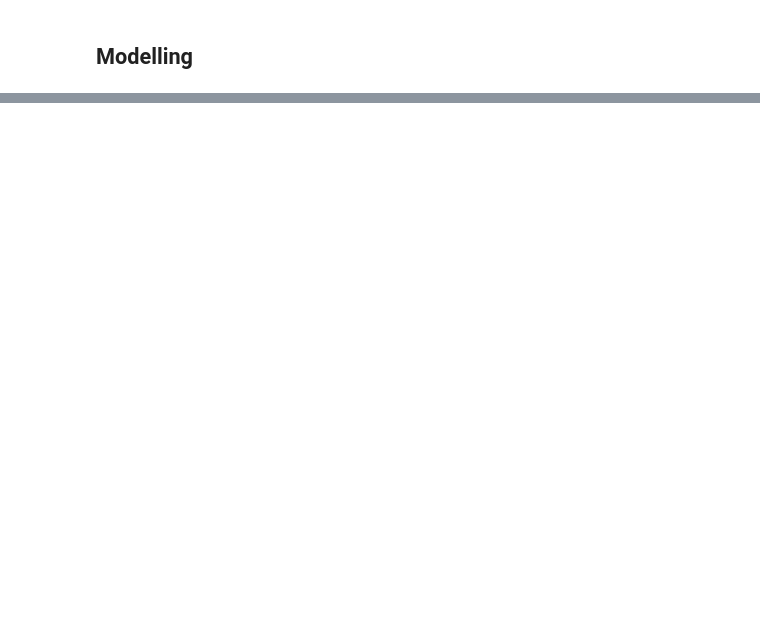
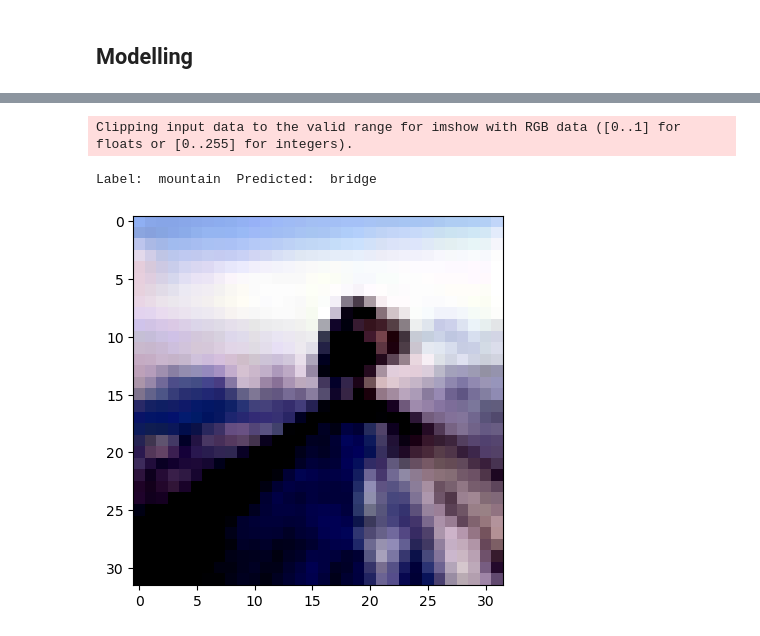
Before and after one commit to namansnghl/CIFAR-100, a Jupyter notebook: CNN.ipynb, the cells around one changed output, grey strips where cells are left out. Drawn from its saved outputs; the diff is of its cells as text; code cells hidden in the pictures; blank space fills up the shorter version.

```diff
--- a/CNN.ipynb
+++ b/CNN.ipynb
@@ -126,3 +144,7 @@ Clipping input data to the valid range for imshow with RGB data ([0..1] for floa
 [figure]
 # %% [markdown]
 ## Modelling
+# %%
+def accuracy(outputs, labels):
+    _, preds = torch.max(outputs, dim=1)
+    return torch.tensor(torch.sum(preds == labels).item() / len(preds))
@@ -128,0 +348,3 @@ Clipping input data to the valid range for imshow with RGB data ([0..1] for floa
+# %%
+state_dict = torch.load("model_state_dict.pth")
+model.load_state_dict(state_dict)
@@ -128,0 +355,16 @@ Clipping input data to the valid range for imshow with RGB data ([0..1] for floa
+# %%
+def show_predicted(model, image, label):
+    with torch.no_grad():
+        # Forward pass without gradient tracking
+        pred = model(torch.unsqueeze(image, dim=0).to(device))
+
+    max_index = torch.argmax(pred, dim=1).item()
+
+    print("Label: ", train_dataset.classes[label], " Predicted: ", train_dataset.classes[max_index])
+    plt.imshow(image.permute(1, 2, 0))
+# %%
+show_predicted(model, *eval_dataset[0])
+# %% [output]
+Clipping input data to the valid range for imshow with RGB data ([0..1] for floats or [0..255] for integers).
+Label:  mountain  Predicted:  bridge
+[figure, added]
```
Also changed, not shown: parts of 21 cells of this notebook.
